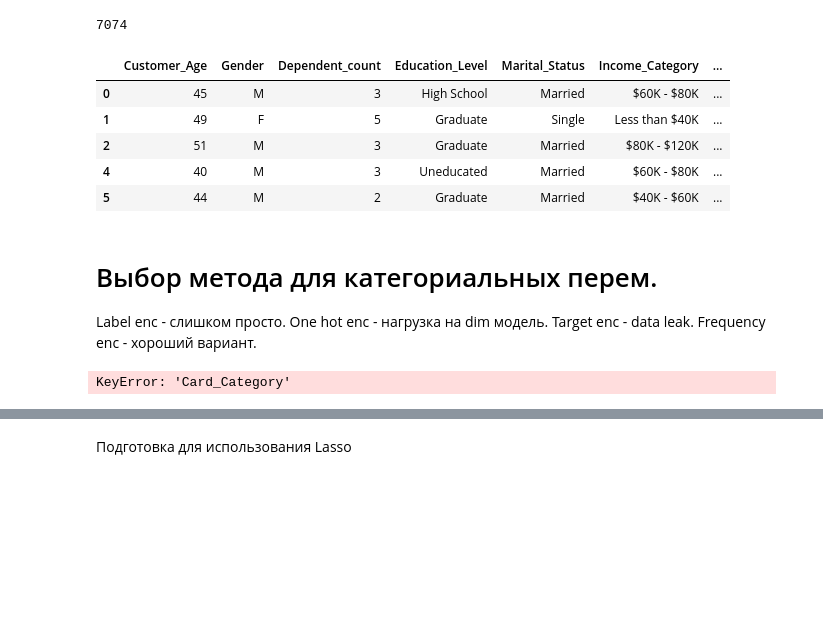
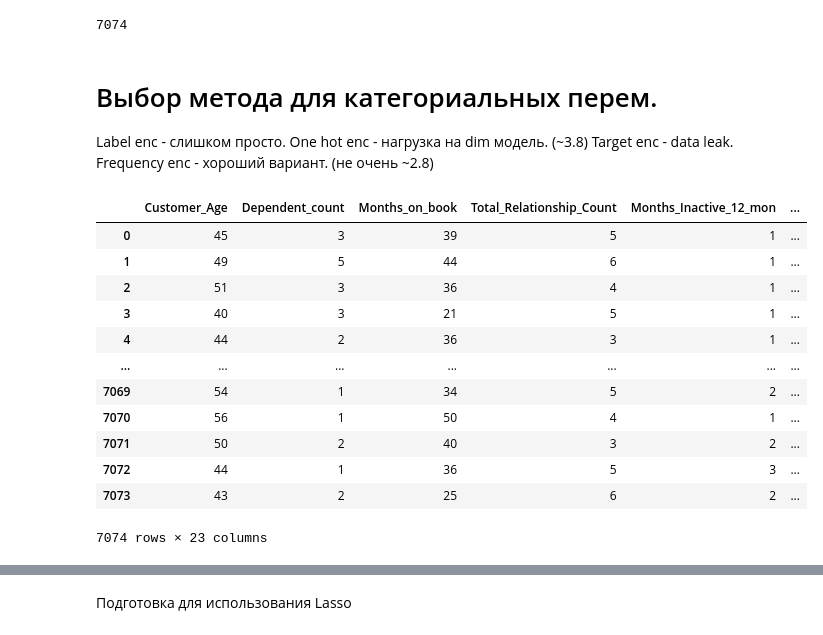
Before and after one commit to rawr-0/ML_practice_proj, a Jupyter notebook: first.ipynb, the cells around one changed output, grey strips where cells are left out. Drawn from its saved outputs; the diff is of its cells as text; code cells hidden in the pictures; blank space fills up the shorter version.

```diff
--- a/first.ipynb
+++ b/first.ipynb
@@ -153,6 +153,7 @@ dataset.count()[0]
 # %%
 #good idea?
 dataset = dataset.drop(dataset[(dataset["Income_Category"] == "Unknown") | (dataset["Marital_Status"] == "Unknown") | (dataset["Education_Level"] == "Unknown")].index)
+dataset.reset_index(inplace=True,drop=True)
 dataset.count()[0]
 # %% [output]
 7081
@@ -161,32 +163,42 @@ dataset = dataset.drop(dataset[dataset["Customer_Age"] > 65].index)
 dataset.count()[0]
 # %% [output]
 7074
-# %%
-dataset.head()
-# %% [output]
-|  | Customer_Age | Gender | Dependent_count | Education_Level | Marital_Status | Income_Category | ... |
-| 0 | 45 | M | 3 | High School | Married | $60K - $80K | ... |
-| 1 | 49 | F | 5 | Graduate | Single | Less than $40K | ... |
-| 2 | 51 | M | 3 | Graduate | Married | $80K - $120K | ... |
-| 4 | 40 | M | 3 | Uneducated | Married | $60K - $80K | ... |
-| 5 | 44 | M | 2 | Graduate | Married | $40K - $60K | ... |
 # %% [markdown]
 # Выбор метода для категориальных перем.
 Label enc - слишком просто.
-One hot enc - нагрузка на dim модель.
+One hot enc - нагрузка на dim модель. (~3.8)
 Target enc - data leak.
-Frequency enc - хороший вариант.
+Frequency enc - хороший вариант. (не очень ~2.8)
 # %%
-import category_encoders as ce
+# import category_encoders as ce
 
-count_encoder = ce.CountEncoder(normalize=True)
-dataset["Gender"] = count_encoder.fit_transform(dataset["Gender"])
-dataset["Education_Level"] = count_encoder.fit_transform(dataset["Education_Level"])
-dataset["Marital_Status"] = count_encoder.fit_transform(dataset["Marital_Status"])
-dataset["Income_Category"] = count_encoder.fit_transform(dataset["Income_Category"])
-dataset.head()
+# count_encoder = ce.CountEncoder(normalize=True)
+# dataset["Gender"] = count_encoder.fit_transform(dataset["Gender"])
+# dataset["Education_Level"] = count_encoder.fit_transform(dataset["Education_Level"])
+# dataset["Marital_Status"] = count_encoder.fit_transform(dataset["Marital_Status"])
+# dataset["Income_Category"] = count_encoder.fit_transform(dataset["Income_Category"])
+# dataset.head()
-# %% [output]
-KeyError: 'Card_Category'
+# %%
+from sklearn.preprocessing import OneHotEncoder
+cat_df = dataset.select_dtypes(include=['object'])
+onehot_encoder = OneHotEncoder(sparse_output=False)
+dataset = dataset.join(pd.DataFrame(onehot_encoder.fit_transform(cat_df)))
+dataset = dataset.drop(cat_df.columns,axis=1)
+dataset
+# %% [output]
+|  | Customer_Age | Dependent_count | Months_on_book | Total_Relationship_Count | Months_Inactive_12_mon | ... |
+| 0 | 45 | 3 | 39 | 5 | 1 | ... |
+| 1 | 49 | 5 | 44 | 6 | 1 | ... |
+| 2 | 51 | 3 | 36 | 4 | 1 | ... |
+| 3 | 40 | 3 | 21 | 5 | 1 | ... |
+| 4 | 44 | 2 | 36 | 3 | 1 | ... |
+| ... | ... | ... | ... | ... | ... | ... |
+| 7069 | 54 | 1 | 34 | 5 | 2 | ... |
+| 7070 | 56 | 1 | 50 | 4 | 1 | ... |
+| 7071 | 50 | 2 | 40 | 3 | 2 | ... |
+| 7072 | 44 | 1 | 36 | 5 | 3 | ... |
+| 7073 | 43 | 2 | 25 | 6 | 2 | ... |
+7074 rows × 23 columns
 # %%
 target = "Credit_Limit"
 features = list(dataset.columns)
```
Also changed, not shown: parts of 4 cells of this notebook.
